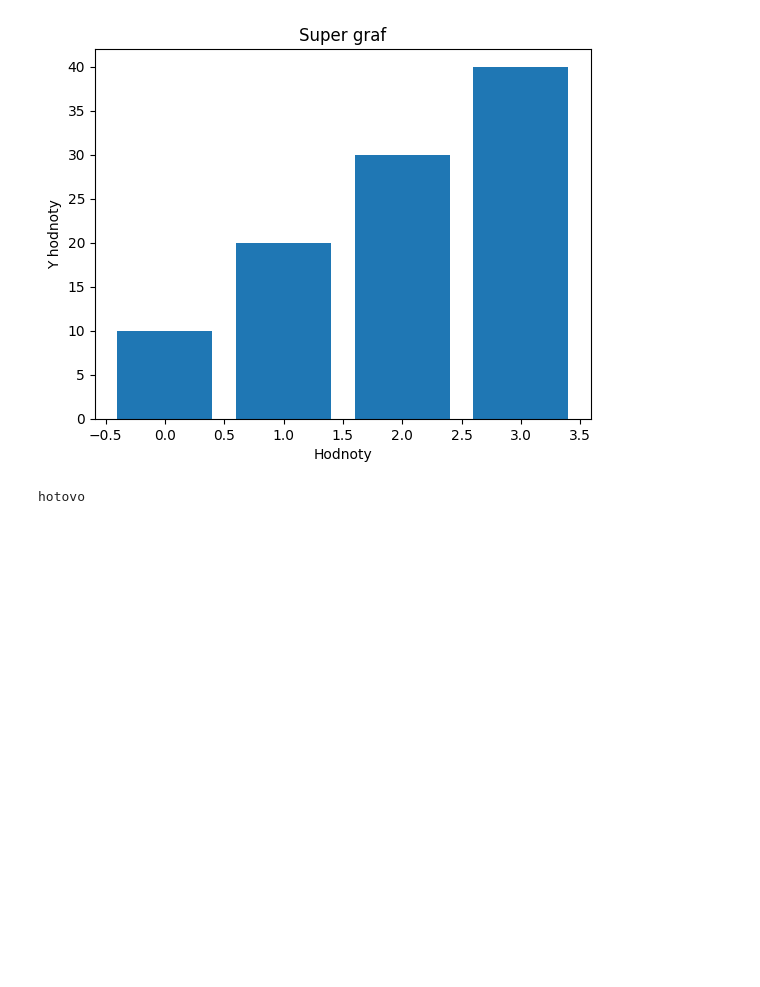
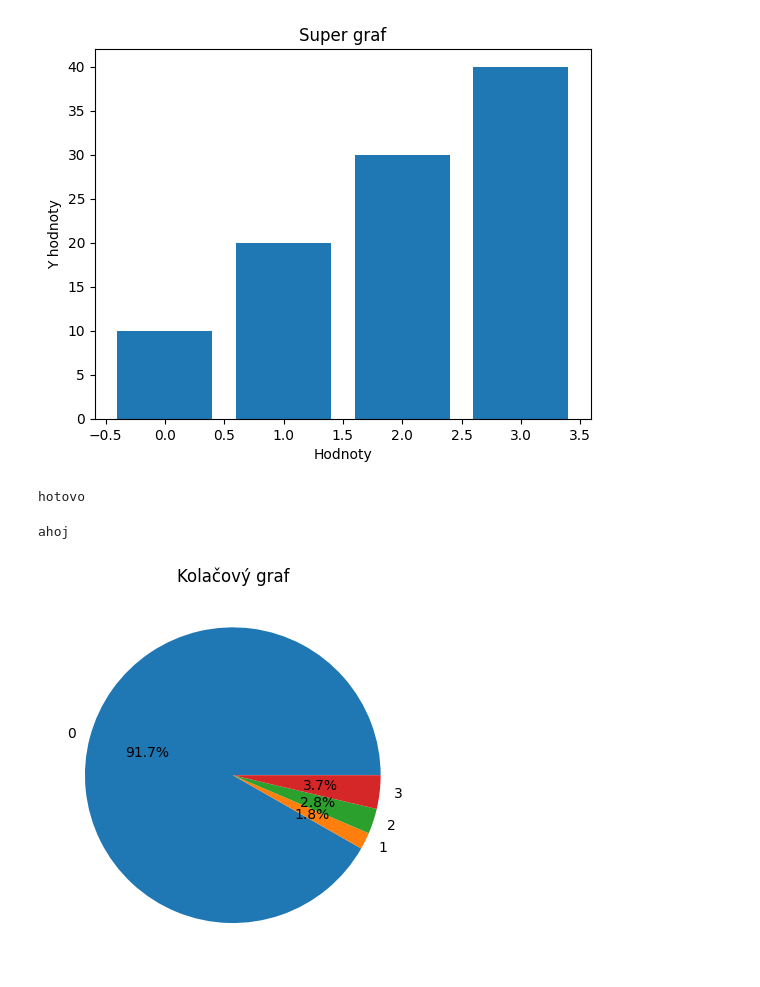
Before and after one commit to ruman1990/skolenie, a Jupyter notebook: analytikI/test.ipynb, the cells around one changed output. Drawn from its saved outputs; the diff is of its cells as text; code cells hidden in the pictures; blank space fills up the shorter version.

```diff
--- a/analytikI/test.ipynb
+++ b/analytikI/test.ipynb
@@ -53,3 +48,13 @@ plt.show()
 print('hotovo')
 # %% [output]
 hotovo
+# %%
+print('ahoj')
+# %% [output]
+ahoj
+# %%
+plt.pie(y2, labels=x, autopct='%1.1f%%')
+plt.title('Kolačový graf')
+plt.show()
+# %% [output]
+[figure, added]
```
Also changed, not shown: parts of 2 cells of this notebook, 11 other files.
